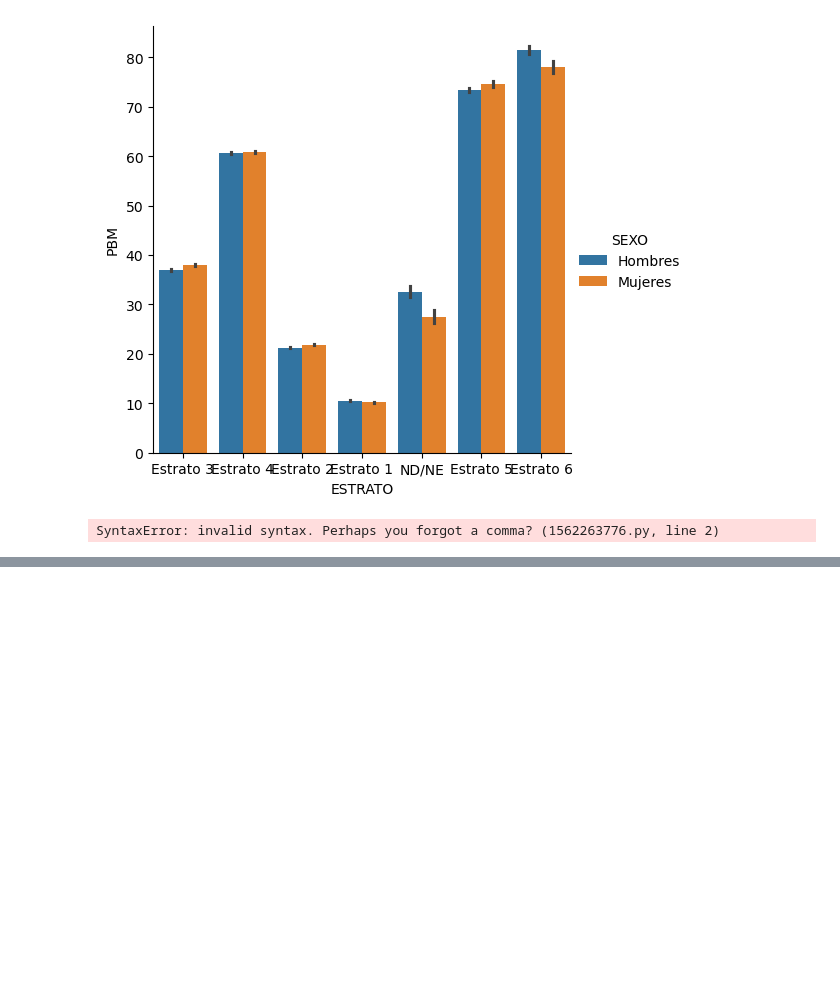
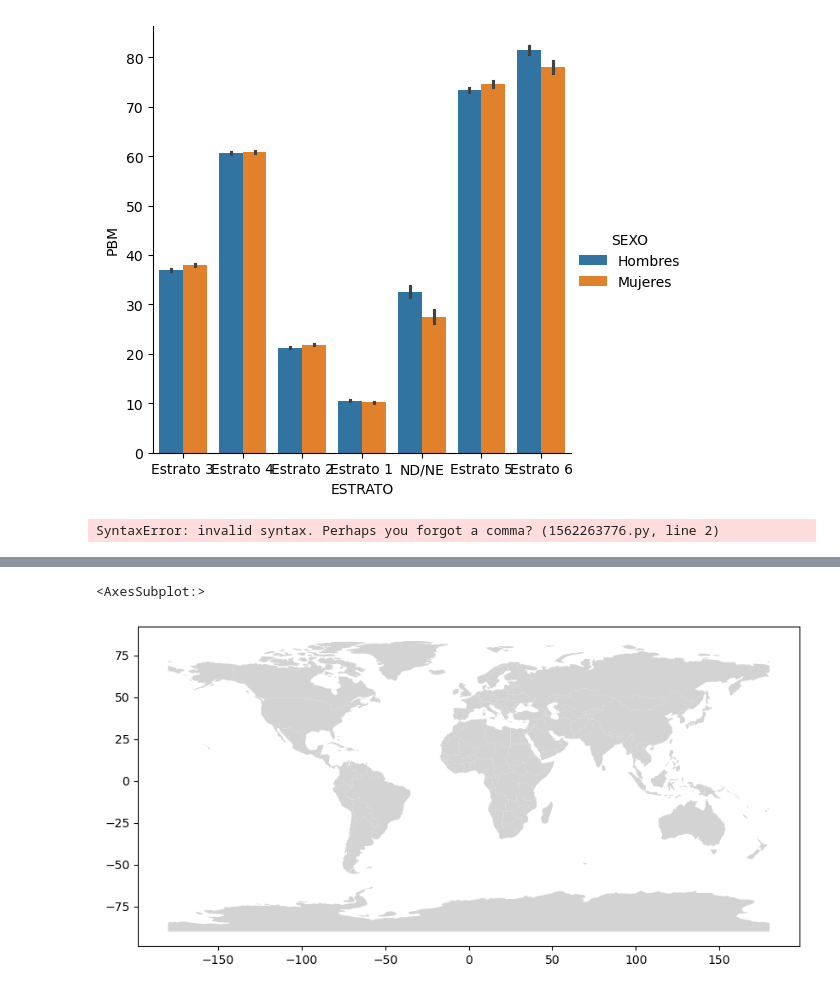
Before and after one commit to 10scar/Proyecto-ABD-2024-2, a Jupyter notebook: entrega.ipynb, the cells around one changed output, grey strips where cells are left out. Saved outputs shown, nothing was run; the diff lists cells and outputs as text; code cells hidden in the pictures; blank space fills up the shorter version.

```diff
--- a/entrega.ipynb
+++ b/entrega.ipynb
@@ -884,0 +934,6 @@ nalisis
+# %%
+world = gpd.read_file('ne_110m_admin_0_countries/ne_110m_admin_0_countries.shp')
+world.plot(color='lightgrey', figsize=(10, 10))
+# %% [output]
+<AxesSubplot:>
+[figure, added]
```
Also changed, not shown: parts of 14 cells of this notebook, 1 other file.
